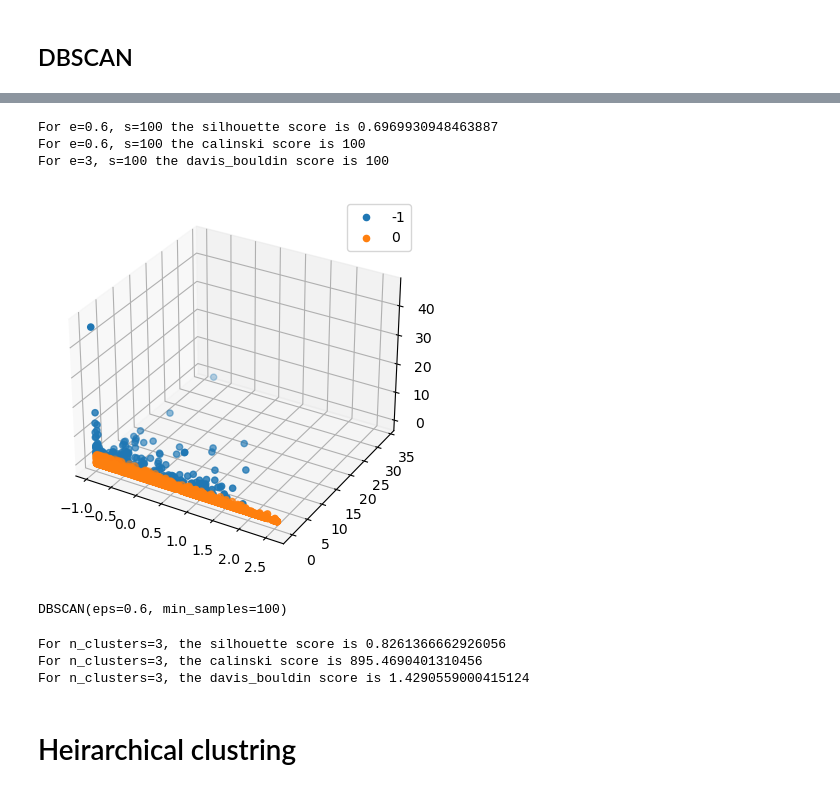
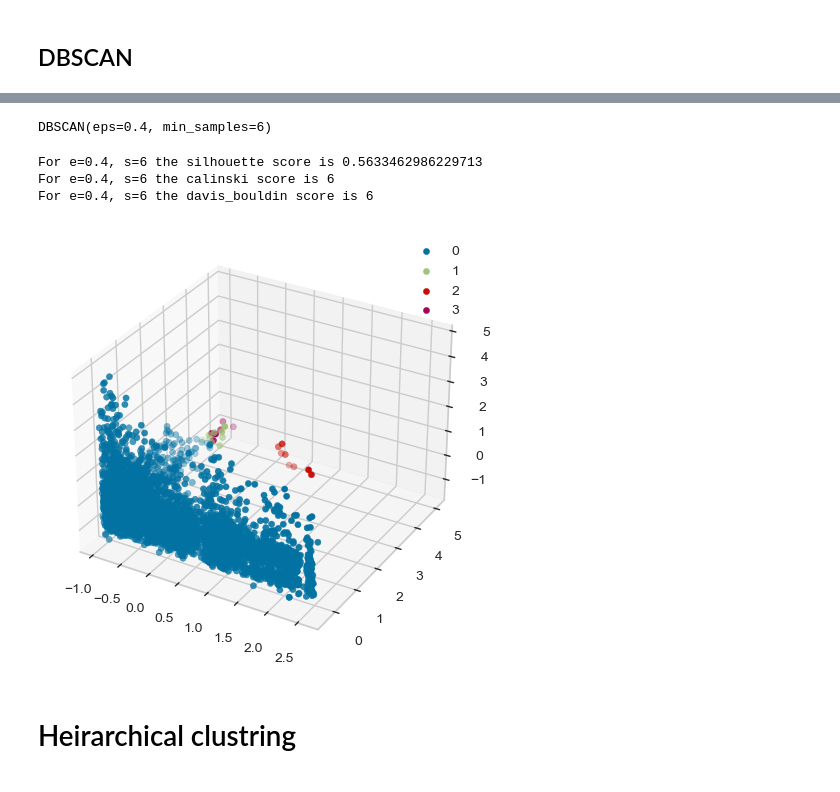
Before and after one commit to Ahmed-Ashraf-Marzouk/RFM-ID-customer-segmentation, a Jupyter notebook: main.ipynb, the cells around one changed output, grey strips where cells are left out. Saved outputs shown, nothing was run; the diff lists cells and outputs as text; code cells hidden in the pictures.

```diff
--- a/main.ipynb
+++ b/main.ipynb
@@ -465,5 +483,0 @@ array([[-0.65106421,  0.09490701,  0.10848919],
-# %%
-# DFM
-vars = ['Recency', 'Frequency', 'Monetary', 'Duration', 'Variety']
-kmeans = KMeans(n_clusters=n, max_iter=300, random_state=1)
-kmeans.fit(rfmvd_scaled[vars])
@@ -472,11 +483,0 @@ KMeans(n_clusters=3, random_state=1)
-# %%
-cluster_labels = kmeans.labels_
-rfmvd_scaled['Labels'] = cluster_labels
-silhouette_avg = silhouette_score(rfmvd_scaled[vars], cluster_labels)
-print("For n_clusters={0}, the silhouette score is {1}".format(n, silhouette_avg))
-
-cal_avg = calinski_harabasz_score(rfmvd_scaled[vars], cluster_labels)
-print("For n_clusters={0}, the calinski score is {1}".format(n, cal_avg))
-
-db_index = davies_bouldin_score(rfmvd_scaled[vars], cluster_labels)
-print("For n_clusters={0}, the davis_bouldin score is {1}".format(n, db_index))
@@ -489,9 +503,8 @@ For n_clusters=3, the davis_bouldin score is 0.8671049157959407
 # %%
-e = 0.6
-s = 100
+e = 0.4
+s = 6
 # %%
-# RFM
-vars = ['Recency', 'Duration', 'Monetary']
+%%timeit -r1 -n1
 dbscan = DBSCAN(eps=e, min_samples=s)
 dbscan.fit(rfmvd_scaled[vars])
 # %% [output]
@@ -499,3 +512,8 @@ DBSCAN(eps=0.6, min_samples=100)
+# %%
+dbscan = DBSCAN(eps=e, min_samples=s)
+dbscan.fit(rfmvd_scaled[vars])
+# %% [output]
+DBSCAN(eps=0.4, min_samples=6)
 # %%
 # RFM
 
@@ -508,8 +526,8 @@ cal_avg = calinski_harabasz_score(rfmvd_scaled[vars], cluster_labels)
 print("For e={0}, s={1} the calinski score is {1}".format(e, s, cal_avg))
 
 db_index = davies_bouldin_score(rfmvd_scaled[vars], cluster_labels)
-print("For e={0}, s={1} the davis_bouldin score is {1}".format(n, s, db_index))
+print("For e={0}, s={1} the davis_bouldin score is {1}".format(e, s, db_index))
 # %% [output]
-For e=0.6, s=100 the silhouette score is 0.6969930948463887
-For e=0.6, s=100 the calinski score is 100
-For e=3, s=100 the davis_bouldin score is 100
+For e=0.4, s=6 the silhouette score is 0.5633462986229713
+For e=0.4, s=6 the calinski score is 6
+For e=0.4, s=6 the davis_bouldin score is 6
@@ -516,36 +536,14 @@ For e=3, s=100 the davis_bouldin score is 100
 # %%
-# DFM clustering graph
-u_labels = np.unique(cluster_labels)
+# RFM clustering graph
+u_labels = np.unique(cluster_labels[1:])
 ax = plt.axes(projection='3d')
 
 for i in u_labels:
-    ax.scatter(rfmvd_scaled[rfmvd_scaled.Labels == i]['Recency'] , rfmvd_scaled[rfmvd_scaled.Labels == i]['Duration'] , rfmvd_scaled[rfmvd_scaled.Labels == i]['Monetary'], label = i)
+    ax.scatter(rfmvd_scaled[rfmvd_scaled.Labels == i]['Recency'] , rfmvd_scaled[rfmvd_scaled.Labels == i]['Frequency'] , rfmvd_scaled[rfmvd_scaled.Labels == i]['Monetary'], label = i)
 ax.legend()
 plt.show()
 # %% [output]
-[figure, old version]
+[figure, new version]
-# %%
-# DFM
-vars = ['Recency', 'Frequency', 'Monetary', 'Variety', 'Duration']
-dbscan = DBSCAN(eps=e, min_samples=s)
-dbscan.fit(rfmvd_scaled[vars])
-# %% [output]
-DBSCAN(eps=0.6, min_samples=100)
-# %%
-cluster_labels = dbscan.labels_
-rfmvd_scaled['Labels'] = cluster_labels
-silhouette_avg = silhouette_score(rfmvd_scaled[vars], cluster_labels)
-print("For n_clusters={0}, the silhouette score is {1}".format(n, silhouette_avg))
-
-cal_avg = calinski_harabasz_score(rfmvd_scaled[vars], cluster_labels)
-print("For n_clusters={0}, the calinski score is {1}".format(n, cal_avg))
-
-db_index = davies_bouldin_score(rfmvd_scaled[vars], cluster_labels)
-print("For n_clusters={0}, the davis_bouldin score is {1}".format(n, db_index))
-# %% [output]
-For n_clusters=3, the silhouette score is 0.8261366662926056
-For n_clusters=3, the calinski score is 895.4690401310456
-For n_clusters=3, the davis_bouldin score is 1.4290559000415124
 # %% [markdown]
 # Heirarchical clustring
 # %%
```
Also changed, not shown: parts of 51 cells of this notebook.
